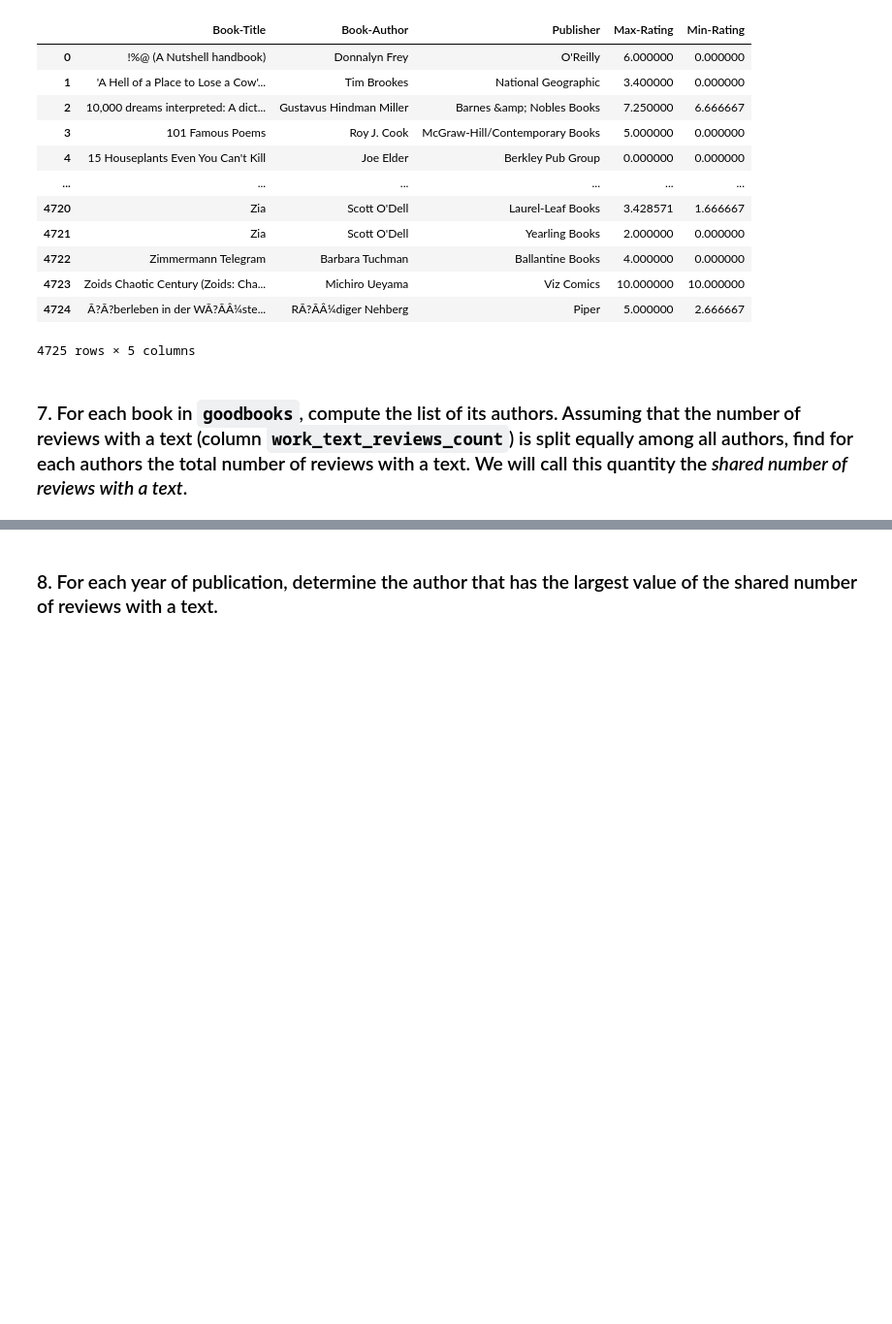
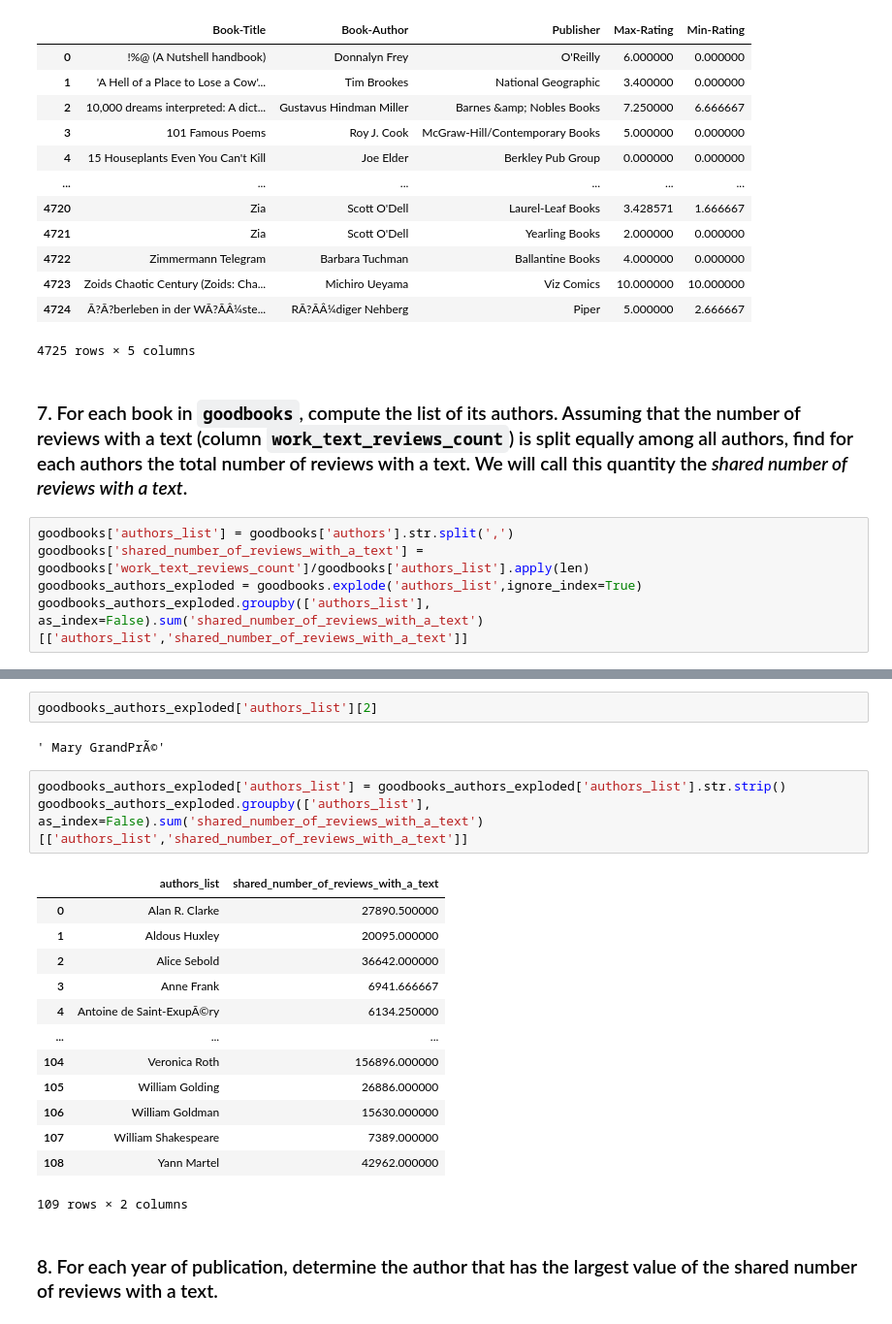
Before and after one commit to lucasammarini/FCSProject-Sammarini-TarolliBrame, a Jupyter notebook: progetto-2021.ipynb, the cells around one changed output, grey strips where cells are left out. Shown at 97% size. Drawn from its saved outputs; the diff is of its cells as text; blank space fills up the shorter version.

```diff
--- a/progetto-2021.ipynb
+++ b/progetto-2021.ipynb
@@ -268,3 +268,8 @@ merged_books
 4725 rows × 5 columns
 # %% [markdown]
 ### 7. For each book in `goodbooks`, compute the list of its authors. Assuming that the number of reviews with a text (column `work_text_reviews_count`) is split equally among all authors, find for each authors the total number of reviews with a text. We will call this quantity the *shared number of reviews with a text*.
+# %%
+goodbooks['authors_list'] = goodbooks['authors'].str.split(',')
+goodbooks['shared_number_of_reviews_with_a_text'] = goodbooks['work_text_reviews_count']/goodbooks['authors_list'].apply(len)
+goodbooks_authors_exploded = goodbooks.explode('authors_list',ignore_index=True)
+goodbooks_authors_exploded.groupby(['authors_list'], as_index=False).sum('shared_number_of_reviews_with_a_text')[['authors_list','shared_number_of_reviews_with_a_text']]
@@ -271,2 +290,23 @@ merged_books
+# %%
+goodbooks_authors_exploded['authors_list'][2]
+# %% [output]
+' Mary GrandPrÃ©'
+# %%
+goodbooks_authors_exploded['authors_list'] = goodbooks_authors_exploded['authors_list'].str.strip()
+goodbooks_authors_exploded.groupby(['authors_list'], as_index=False).sum('shared_number_of_reviews_with_a_text')[['authors_list','shared_number_of_reviews_with_a_text']]
+# %% [output]
+|  | authors_list | shared_number_of_reviews_with_a_text |
+| 0 | Alan R. Clarke | 27890.500000 |
+| 1 | Aldous Huxley | 20095.000000 |
+| 2 | Alice Sebold | 36642.000000 |
+| 3 | Anne Frank | 6941.666667 |
+| 4 | Antoine de Saint-ExupÃ©ry | 6134.250000 |
+| ... | ... | ... |
+| 104 | Veronica Roth | 156896.000000 |
+| 105 | William Golding | 26886.000000 |
+| 106 | William Goldman | 15630.000000 |
+| 107 | William Shakespeare | 7389.000000 |
+| 108 | Yann Martel | 42962.000000 |
+109 rows × 2 columns
 # %% [markdown]
 ### 8. For each year of publication, determine the author that has the largest value of the shared number of reviews with a text.
```
Also changed, not shown: parts of 2 cells of this notebook.
